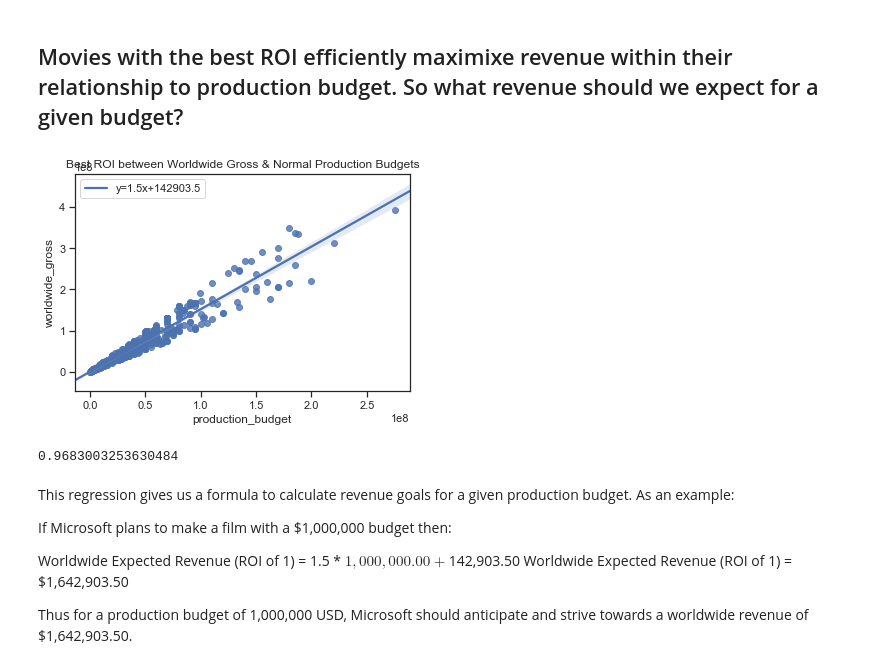
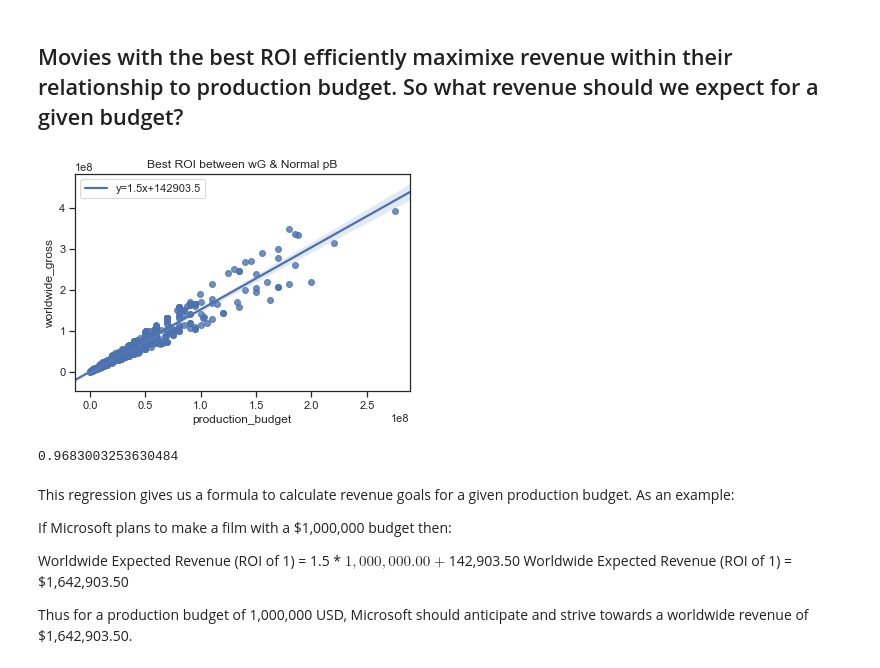
Before and after one commit to ElliotEvins/microsoft-movie-analysis-project, a Jupyter notebook: ipynb files/q1_follow_the_money.ipynb, the cells around one changed output. Drawn from its saved outputs; the diff is of its cells as text; code cells hidden in the pictures.

```diff
--- a/ipynb files/q1_follow_the_money.ipynb
+++ b/ipynb files/q1_follow_the_money.ipynb
@@ -233,13 +233,13 @@ best_roi = best_roi[best_roi['worldwide_roi'] >= .05]
 # %%
 slope, intercept, r_value, p_value, std_err = stats.linregress(best_roi['production_budget'],best_roi['worldwide_gross'])
 ax = sns.regplot(x="production_budget", y="worldwide_gross", data=best_roi, color='b',
  line_kws={'label':"y={0:.1f}x+{1:.1f}".format(slope,intercept)})
-ax.set_title('Best ROI between Worldwide Gross & Normal Production Budgets')
+ax.set_title('Best ROI between wG & Normal pB')
 ax.legend()
 plt.show()
 print(r_value)
 # %% [output]
-[figure, old version]
+[figure, new version]
 0.9683003253630484
 # %% [markdown]
 This regression gives us a formula to calculate revenue goals for a given production budget. As an example:
```
Also changed, not shown: 1 other file.
